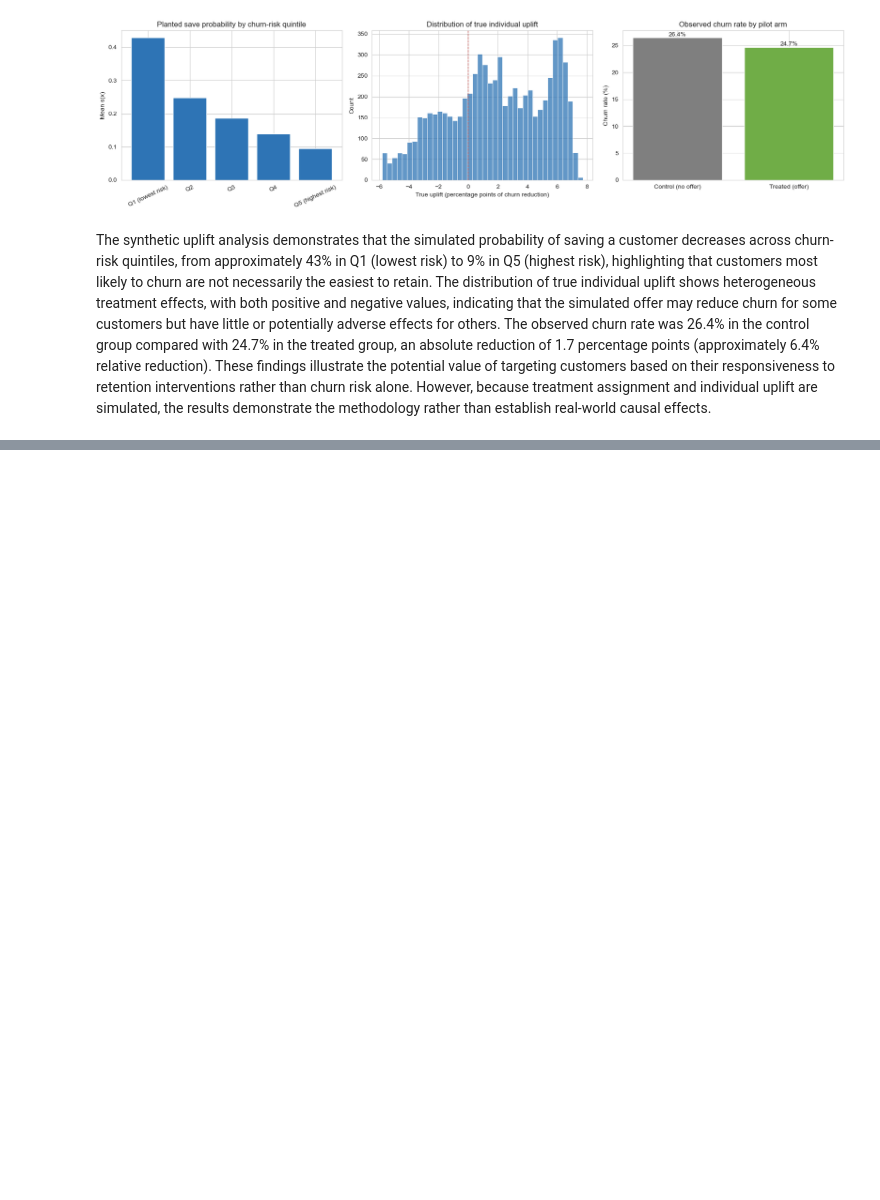
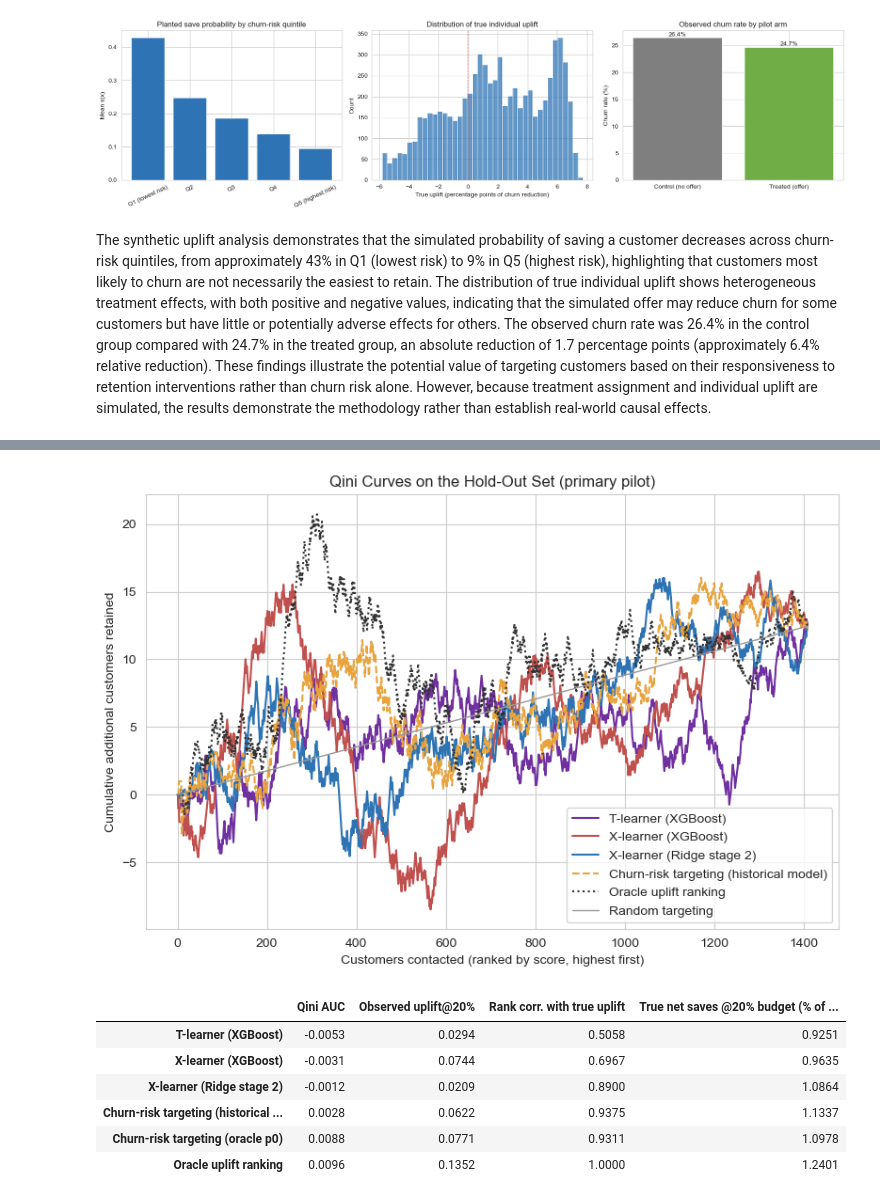
Before and after one commit to danielowuor/Customer-Retention-Intelligence-System, a Jupyter notebook: notebooks/05_uplift_modeling.ipynb, the cells around one changed output, grey strips where cells are left out. Drawn from its saved outputs; the diff is of its cells as text; code cells hidden in the pictures; blank space fills up the shorter version.

Commit message:
feat: add uplift learners with hold-out evaluation on the primary pilot

```diff
--- a/notebooks/05_uplift_modeling.ipynb
+++ b/notebooks/05_uplift_modeling.ipynb
@@ -240,0 +349,31 @@ The synthetic uplift analysis demonstrates that the simulated probability of sav
+# %%
+main = run_replicate(PRIMARY_DIVERGENCE, RANDOM_SEED)
+
+fig, ax = plt.subplots(figsize=(9.5, 6))
+styles = {
+    "T-learner (XGBoost)": ("#7030A0", "-"),
+    "X-learner (XGBoost)": ("#C0504D", "-"),
+    "X-learner (Ridge stage 2)": ("#2E74B5", "-"),
+    RISK_HIST: ("#E8A33D", "--"),
+    ORACLE_UPLIFT: ("#333333", ":"),
+}
+for name, (color, ls) in styles.items():
+    x, y = qini_curve(main["r_te"], main["scores"][name], main["w_te"])
+    ax.plot(x, y, color=color, linestyle=ls, label=name)
+ax.plot([0, x[-1]], [0, y[-1]], color="#999999", linewidth=1, label="Random targeting")
+ax.set_xlabel("Customers contacted (ranked by score, highest first)")
+ax.set_ylabel("Cumulative additional customers retained")
+ax.set_title("Qini Curves on the Hold-Out Set (primary pilot)")
+ax.legend()
+plt.show()
+
+main["table"].round(4)
+# %% [output]
+[figure, added]
+|  | Qini AUC | Observed uplift@20% | Rank corr. with true uplift | True net saves @20% budget (% of ... |
+| T-learner (XGBoost) | -0.0053 | 0.0294 | 0.5058 | 0.9251 |
+| X-learner (XGBoost) | -0.0031 | 0.0744 | 0.6967 | 0.9635 |
+| X-learner (Ridge stage 2) | -0.0012 | 0.0209 | 0.8900 | 1.0864 |
+| Churn-risk targeting (historical ... | 0.0028 | 0.0622 | 0.9375 | 1.1337 |
+| Churn-risk targeting (oracle p0) | 0.0088 | 0.0771 | 0.9311 | 1.0978 |
+| Oracle uplift ranking | 0.0096 | 0.1352 | 1.0000 | 1.2401 |
```
Also changed, not shown: parts of 5 cells of this notebook.
